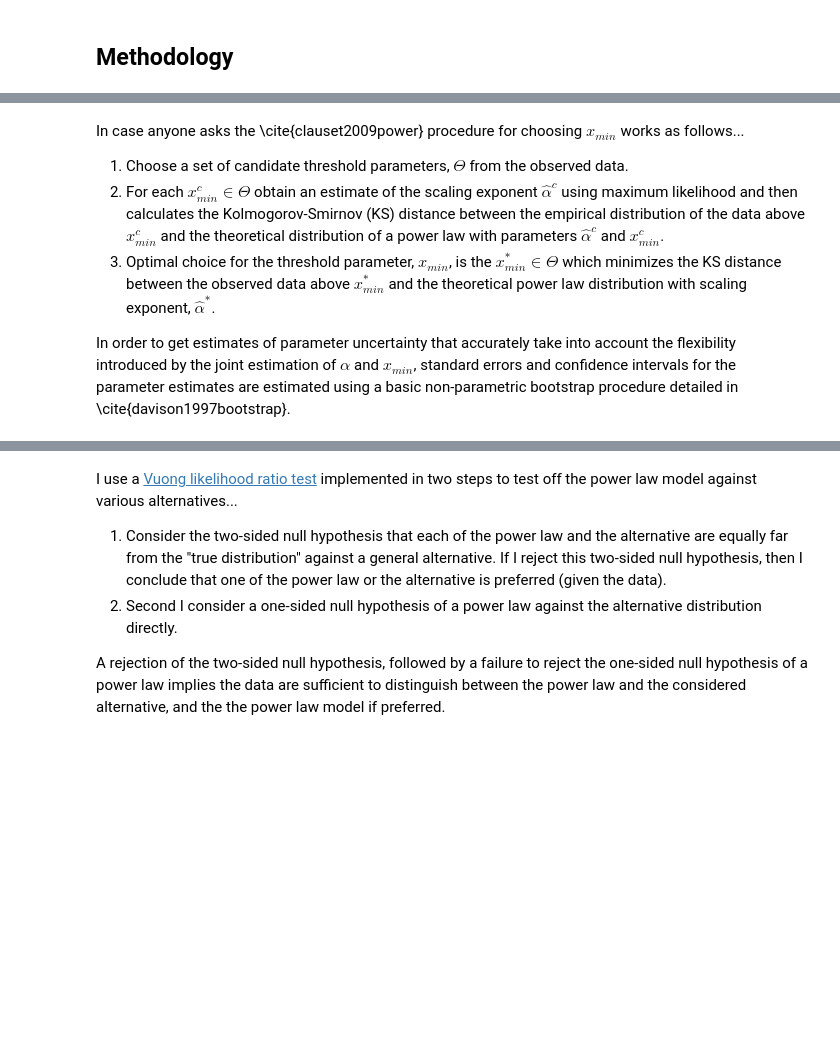
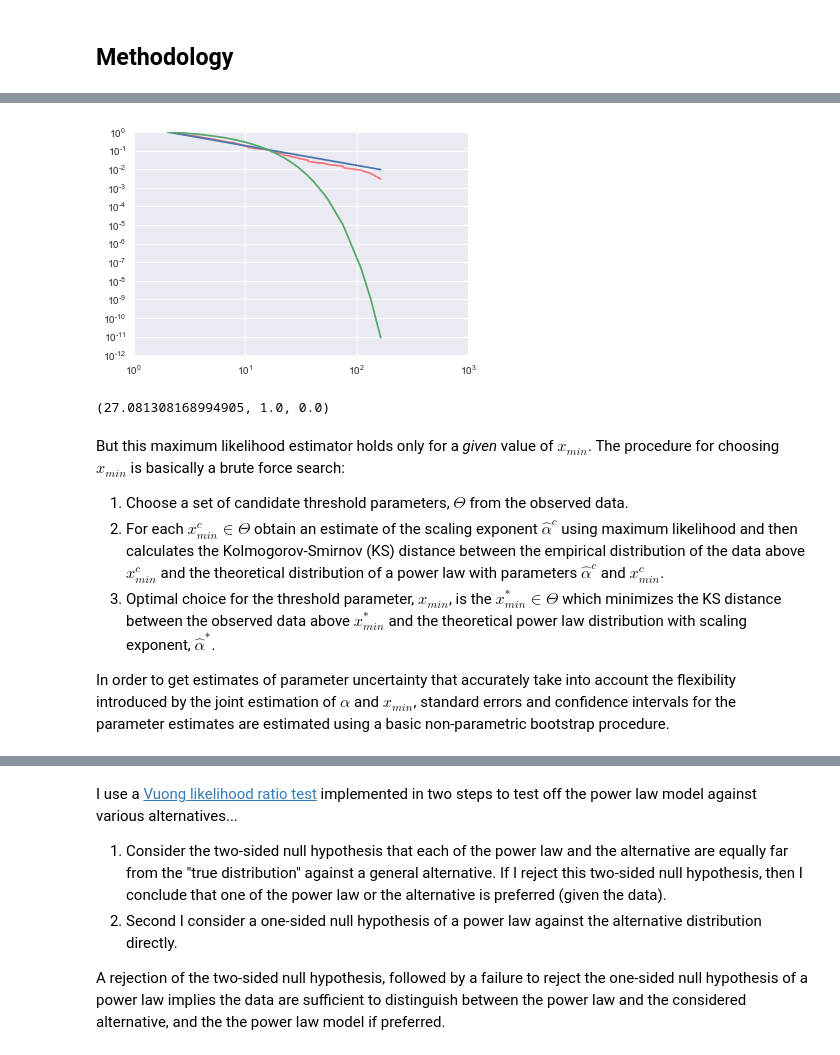
Before and after one commit to davidrpugh/talks, a Jupyter notebook: 2016/pydata-amsterdam/pydata-amsterdam.ipynb, the cells around one changed output, grey strips where cells are left out. Cells and saved outputs as stored; diff of their text form; code cells hidden in the pictures; blank space fills up the shorter version.

```diff
--- a/2016/pydata-amsterdam/pydata-amsterdam.ipynb
+++ b/2016/pydata-amsterdam/pydata-amsterdam.ipynb
@@ -109,0 +366,31 @@ But this maximum likelihood estimator holds only for a <em>given</em> value of $
+# %%
+class Exponential(Distribution):
+
+    @classmethod
+    def fit(cls, data, xmin):
+        """Fit exponential distribution to a data set using maximum likelihood."""
+        cleaned_data = cls._clean_data(data)
+        tail_data = cleaned_data[cleaned_data >= xmin]
+        gamma_hat = 1 / np.mean(tail_data - xmin)
+        params = {'gamma': gamma_hat}
+
+        # create the FitResult object...
+        n_tail = tail_data.count()
+        gamma_se = gamma_hat / n_tail
+        standard_errors = {'gamma': gamma_se}
+        log_likelihood = cls._log_likelihood(tail_data.values, xmin, gamma_hat)
+        result = FitResult(params, standard_errors, xmin, None, n_tail, log_likelihood)
+
+        return result
+
+    @classmethod
+    def _cdf(cls, x, xmin, gamma):
+        return np.exp(gamma * xmin) * (np.exp(-gamma * xmin) - np.exp(-gamma * x))
+
+    @staticmethod
+    def _density_function(x, gamma):
+        return np.exp(-gamma * x)
+
+    @staticmethod
+    def _normalization_constant(xmin, gamma):
+        return gamma * np.exp(gamma * xmin)
@@ -109,0 +437,18 @@ But this maximum likelihood estimator holds only for a <em>given</em> value of $
+# %%
+clean_data = fdic_sdi_panel['asset'].iloc[:, 0].dropna()
+tail_data = clean_data[clean_data >= power_law.xmin].sort_values()
+ecdf = sm.distributions.ECDF(tail_data)
+plt.plot(ecdf.x[1:], 1 - ecdf.y[:-1], alpha=0.5, color='r')
+plt.plot(ecdf.x[1:], 1 - PowerLaw._cdf(ecdf.x[1:], power_law.xmin, power_law.params['alpha']))
+
+plt.plot(ecdf.x[1:], 1 - Exponential._cdf(ecdf.x[1:], exp.xmin, exp.params['gamma']))
+plt.yscale('log')
+plt.xscale('log')
+
+plt.show()
+# %% [output]
+[figure, added]
+# %%
+vuong_likelihood_ratio_test(power_law, exp)
+# %% [output]
+(27.081308168994905, 1.0, 0.0)
@@ -110,9 +486,9 @@ But this maximum likelihood estimator holds only for a <em>given</em> value of $
 # %% [markdown]
-In case anyone asks the \cite{clauset2009power} procedure for choosing $x_{min}$ works as follows...
+But this maximum likelihood estimator holds only for a <em>given</em> value of $x_{min}$. The procedure for choosing $x_{min}$ is basically a brute force search:
 <ol>
   <li>Choose a set of candidate threshold parameters, $\Theta$ from the observed data.</li>
   <li>For each $x_{min}^{c} \in \Theta$ obtain an estimate of the scaling exponent $\hat{\alpha}^{c}$ using maximum likelihood and then calculates the Kolmogorov-Smirnov (KS) distance between the empirical distribution of the data above $x_{min}^c$ and the theoretical distribution of a power law with parameters $\hat{\alpha}^{c}$ and $x_{min}^c$.</li>
   <li>Optimal choice for the threshold parameter, $x_{min}$, is the $x_{min}^{*} \in \Theta$ which minimizes the KS distance between the observed data above $x_{min}^{*}$ and the theoretical power law distribution with scaling exponent, $\hat{\alpha}^{*}$.</li>
 </ol>
 
-<p>In order to get estimates of parameter uncertainty that accurately take into account the flexibility introduced by the joint estimation of $\alpha$ and $x_{min}$, standard errors and confidence intervals for the parameter estimates are estimated using a basic non-parametric bootstrap procedure detailed in \cite{davison1997bootstrap}.</p>
+<p>In order to get estimates of parameter uncertainty that accurately take into account the flexibility introduced by the joint estimation of $\alpha$ and $x_{min}$, standard errors and confidence intervals for the parameter estimates are estimated using a basic non-parametric bootstrap procedure.</p>
```
Also changed, not shown: parts of 78 cells of this notebook, 1 other file.
